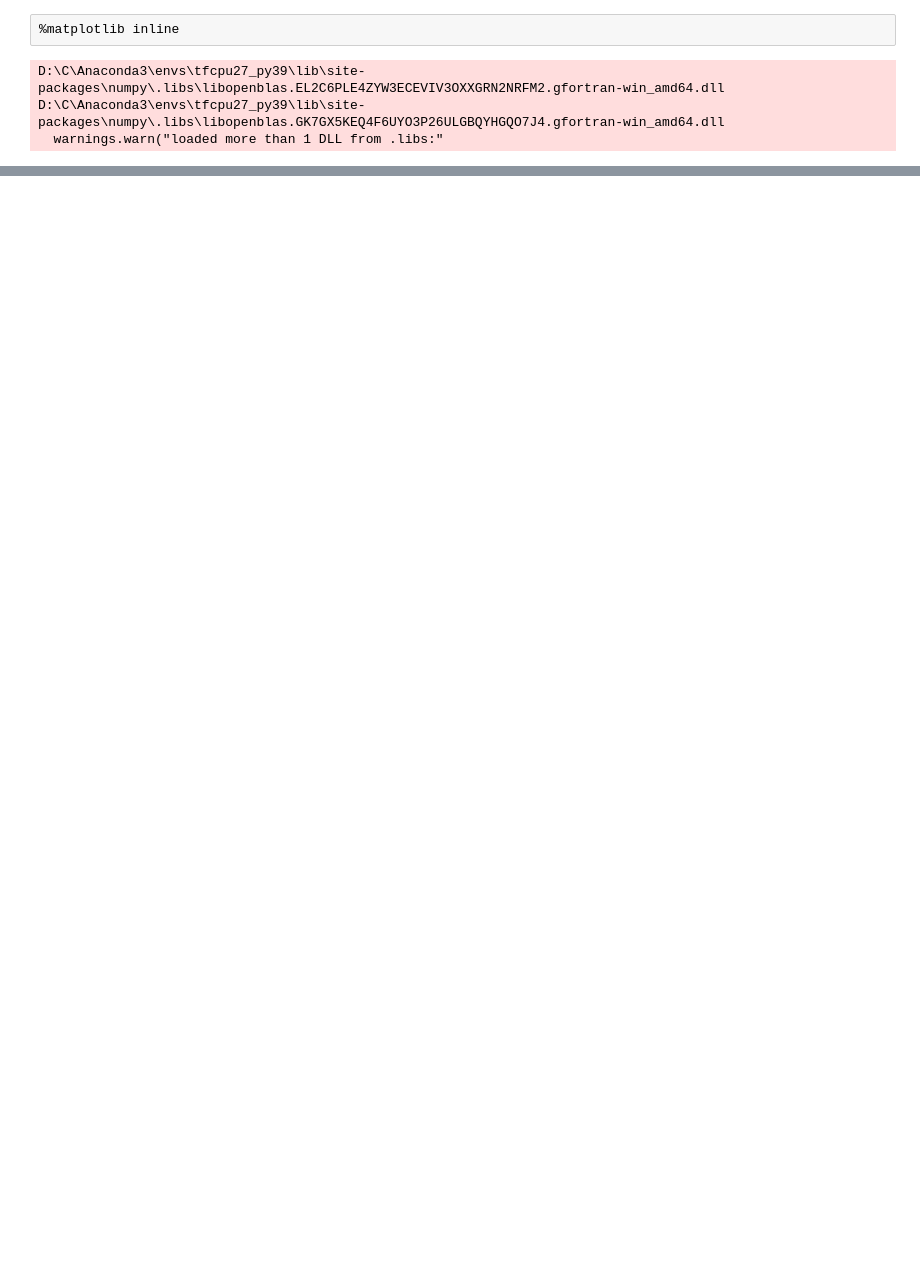
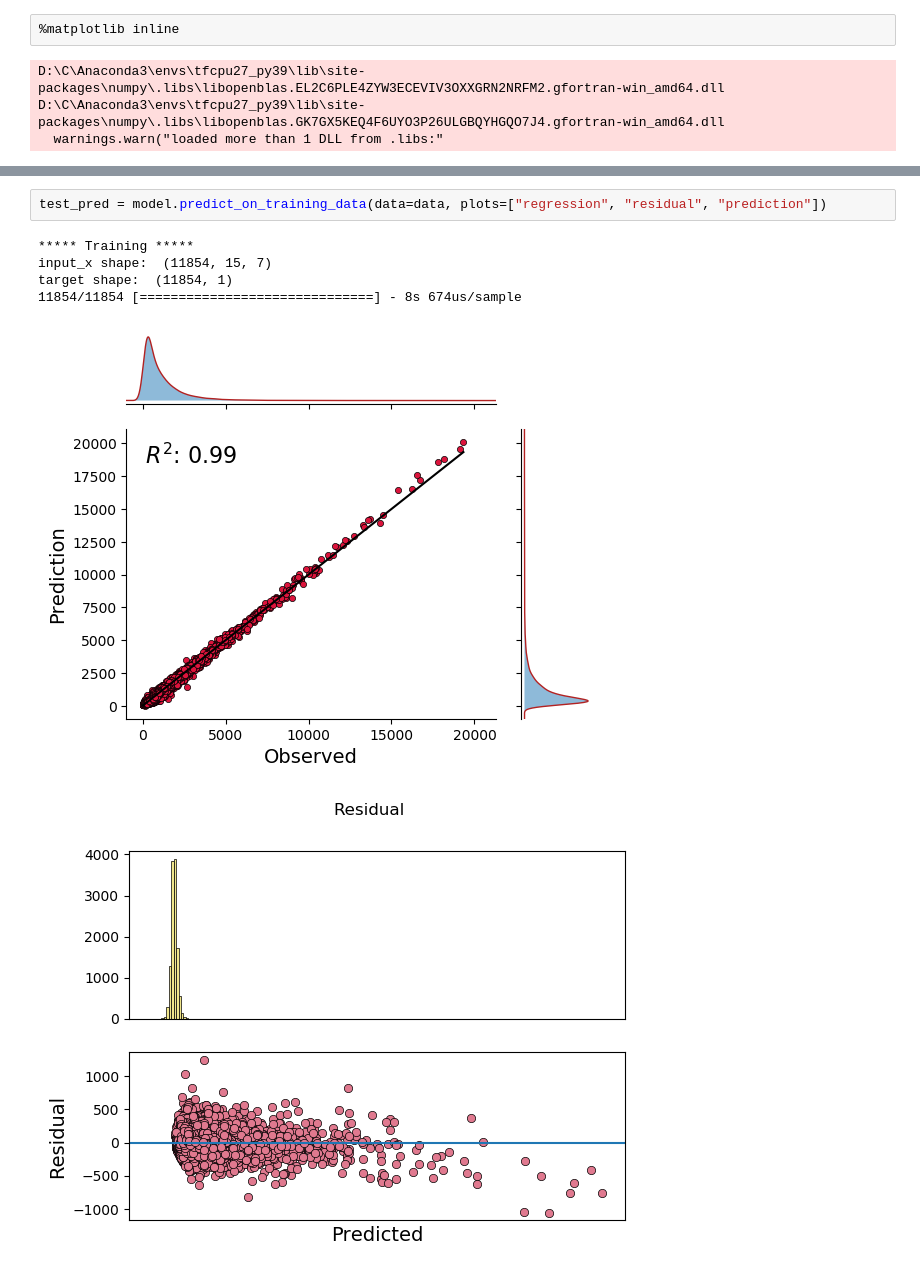
Before and after one commit to AtrCheema/ai4water_examples, a Jupyter notebook: docs/source/_notebooks/model/tft.ipynb, the cells around one changed output, grey strips where cells are left out. Saved outputs shown, nothing was run; the diff lists cells and outputs as text; blank space fills up the shorter version.

```diff
--- a/docs/source/_notebooks/model/tft.ipynb
+++ b/docs/source/_notebooks/model/tft.ipynb
@@ -61,0 +171,9 @@ Value based partial slicing on non-monotonic DatetimeIndexes with non-existing k
+# %%
+test_pred = model.predict_on_training_data(data=data, plots=["regression", "residual", "prediction"])
+# %% [output]
+***** Training *****
+input_x shape:  (11854, 15, 7)
+target shape:  (11854, 1)
+11854/11854 [==============================] - 8s 674us/sample
+[figure, added]
+[figure, added]
```
Also changed, not shown: parts of 34 cells of this notebook, 3 other files.
